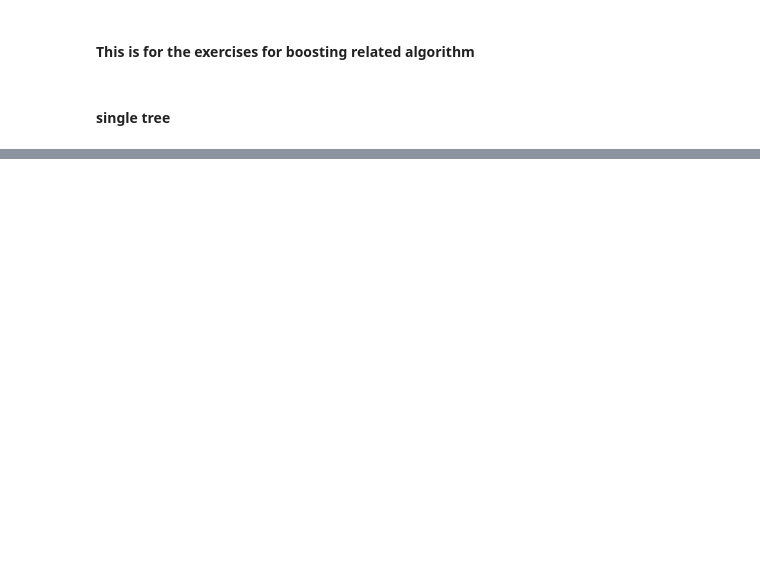
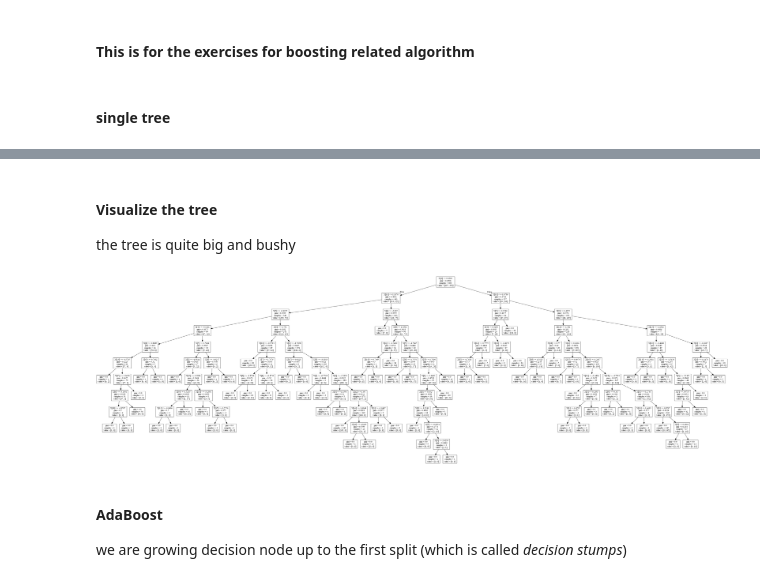
Before and after one commit to phuang7008/machine_learning, a Jupyter notebook: boost_tests.ipynb, the cells around one changed output, grey strips where cells are left out. Cells and saved outputs as stored; diff of their text form; code cells hidden in the pictures; blank space fills up the shorter version.

```diff
--- a/boost_tests.ipynb
+++ b/boost_tests.ipynb
@@ -41,0 +55,25 @@ Number of nodes created: 151
+# %% [markdown]
+#### Visualize the tree
+the tree is quite big and bushy
+# %%
+from IPython.display import Image
+import subprocess
+
+dt_viz_file = "dt.dot"
+dt_png_file = "dt.png"
+
+# create visualization
+export_graphviz(decision_tree, out_file=dt_viz_file)
+
+# convert to PNG: if you get exit 1 error, it is because the 'dot' executable is
+# not available. Need to install GraphViz package will fix the problem
+command = ['dot', '-Tpng', dt_viz_file, '-o', dt_png_file]
+subprocess.check_call(command, shell=True)
+
+# Display
+Image(filename=dt_png_file)
+# %% [output]
+[figure, added]
+# %% [markdown]
+#### AdaBoost
+we are growing decision node up to the first split (which is called _decision stumps_)
```
Also changed, not shown: parts of 12 cells of this notebook.
